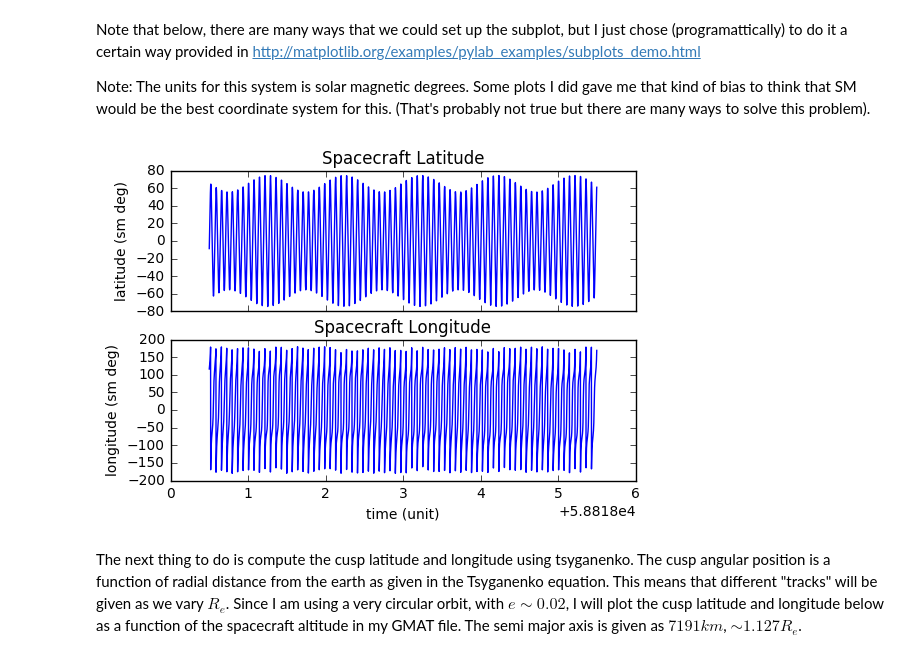
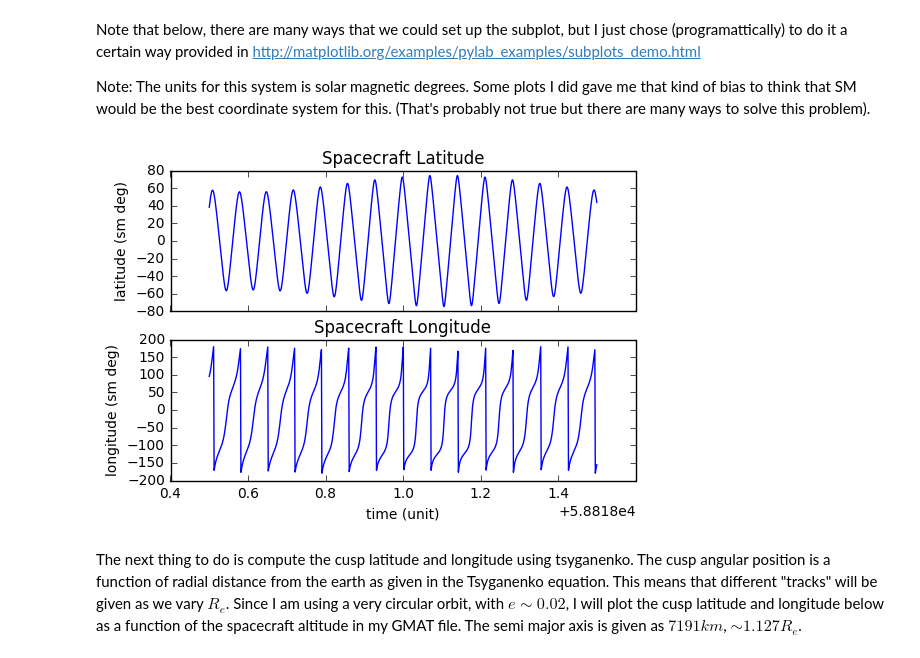
Before and after one commit to fsbr/se3-path-planner, a Jupyter notebook: modularPlanner/Cusp Plots (Daily).ipynb, the cells around one changed output. Drawn from its saved outputs; the diff is of its cells as text; code cells hidden in the pictures.

```diff
--- a/modularPlanner/Cusp Plots (Daily).ipynb
+++ b/modularPlanner/Cusp Plots (Daily).ipynb
@@ -43,36 +43,36 @@ Note that below, there are many ways that we could set up the subplot, but I jus
 Note: The units for this system is solar magnetic degrees.  Some plots I did gave me that kind of bias to think that SM would be the best coordinate system for this. (That's probably not true but there are many ways to solve this problem).
 # %%
 # the orbit is fairly easy to get
-# df = pd.read_csv('singleday.csv')
-df = pd.read_csv('5day.csv')
+df = pd.read_csv('singleday.csv')
+# df = pd.read_csv('5day.csv')
 t = df['DefaultSC.A1ModJulian'] + 29999.5
 x = df['DefaultSC.gse.X']
 y = df['DefaultSC.gse.Y']
 z = df['DefaultSC.gse.Z']
 
 # set the "ticks"
 cvals = coord.Coords([[i,j,k] for i,j,k in zip(x,y,z)], 'GSE', 'car')
 cvals.ticks = Ticktock(t,'MJD')
 # originally SM
 sm = cvals.convert('SM', 'sph')
 
 
 # t = np.asarray(t)
 # plotting stuff
 f, axarr = plt.subplots(2, sharex=True)
 # axarr[0].plot(t, y)
 axarr[0].set_title('Spacecraft Latitude')
 axarr[0].set_ylabel('latitude (sm deg)')
 axarr[0].plot(sm.ticks.MJD, sm.lati)
 axarr[1].set_title('Spacecraft Longitude')
 axarr[1].set_ylabel('longitude (sm deg)')
 axarr[1].plot(sm.ticks.MJD, sm.long)
 
 plt.xlabel('time (unit)')
 
 plt.show()
 # %% [output]
-[figure, old version]
+[figure, new version]
 # %% [markdown]
 The next thing to do is compute the cusp latitude and longitude using tsyganenko.  The cusp angular position is a function of radial distance from the earth as given in the Tsyganenko equation.  This means that different "tracks" will be given as we vary $R_{e}$.  Since I am using a very circular orbit, with $e \sim 0.02$, I will plot the cusp latitude and longitude below as a function of the spacecraft altitude in my GMAT file.  The semi major axis is given as $7191 km$, $\sim 1.127 R_{e}$.
 # %%
```
Also changed, not shown: parts of 7 cells of this notebook, 1 other file.
